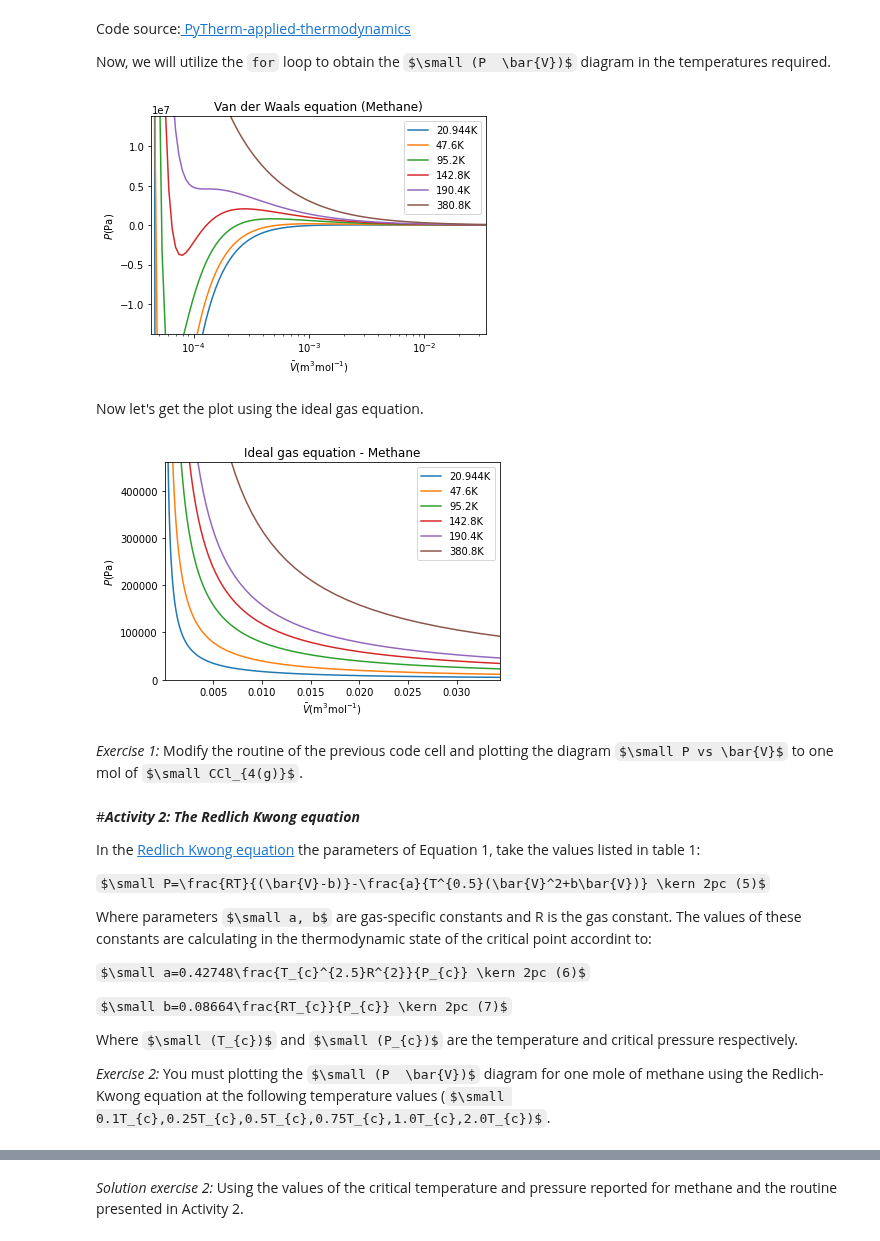
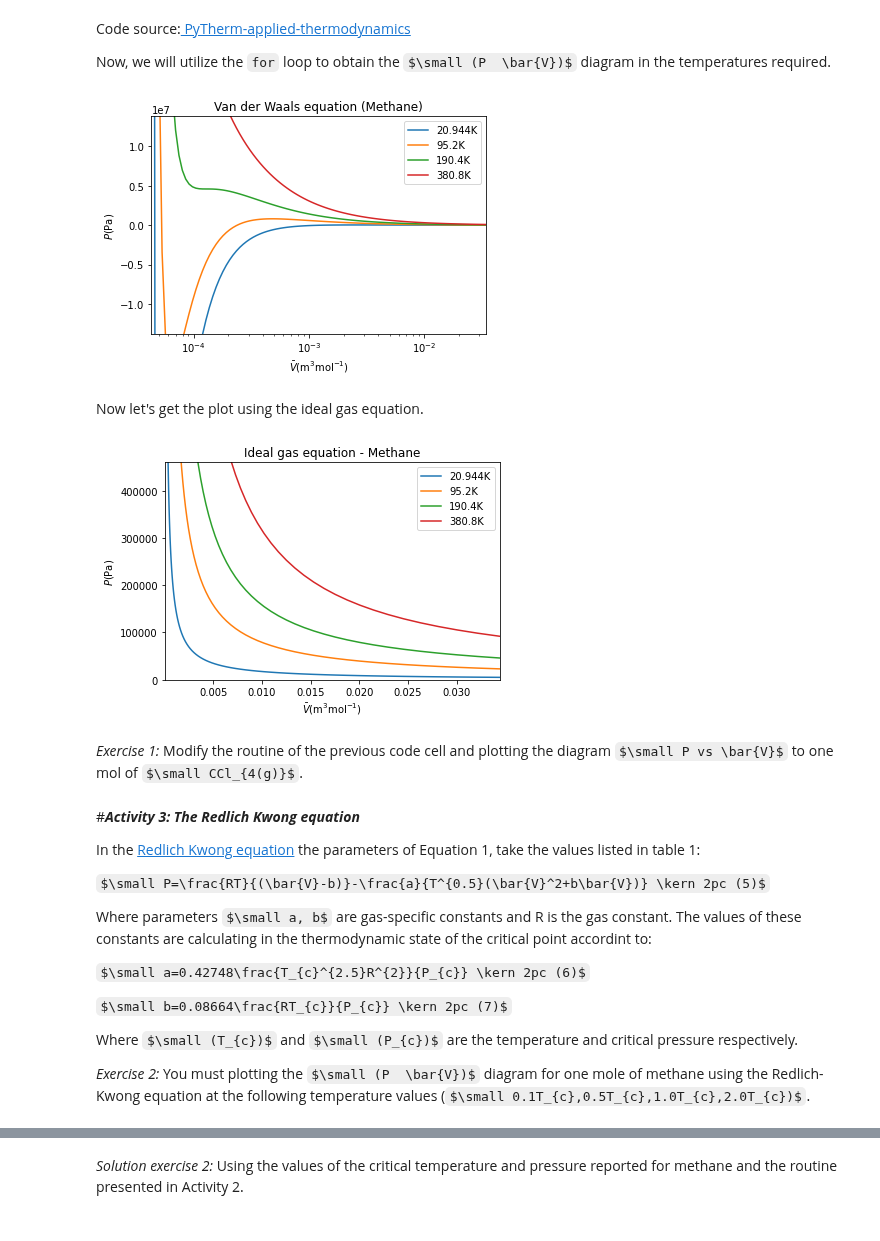
Before and after one commit to wavallejol/ColabChem, a Jupyter notebook: Session4_English.ipynb, the cells around one changed output, grey strips where cells are left out. Drawn from its saved outputs; the diff is of its cells as text; code cells hidden in the pictures; some formulas as TeX source.

```diff
--- a/Session4_English.ipynb
+++ b/Session4_English.ipynb
@@ -59,7 +78,7 @@ Code source:<a href="https://nbviewer.jupyter.org/github/iurisegtovich/PyTherm-a
 Now, we will utilize the `for` loop to obtain the $\small (P  \bar{V})$ diagram in the temperatures required.
 # %%
 fig = plt.figure(1)
-for T in np.array([0.11,0.25,0.5,0.75,1,2])*Tc:                 # we create an array for Temperatures
+for T in np.array([0.11,0.5,1,2])*Tc:                 # we create an array for Temperatures
     Vm=np.logspace(np.log10(b*1.01),2+np.log10(R*Tc/Pc),100)    # we use a logarithmic scale
     plt.semilogx(Vm,Pvw(T,Vm), label=str(T)+"K")
     plt.title("Van der Waals equation (Methane)")
@@ -70,32 +89,32 @@ for T in np.array([0.11,0.25,0.5,0.75,1,2])*Tc:                 # we create an a
 plt.legend()
 plt.show()
 # %% [output]
-[figure, old version]
+[figure, new version]
 # %% [markdown]
 Now let's get the plot using the ideal gas equation.
 # %%
 import numpy as np
 import matplotlib.pyplot as plt
 
 def P(T,Vm):               # ideal gas equation
     P=8.314*T/Vm
     return P
 fig = plt.figure(1)
 
-for T in np.array([0.11,0.25,0.5,0.75,1,2])*Tc:
+for T in np.array([0.11,0.5,1,2])*Tc:
     Vm=np.logspace(np.log10(b*1.01),2+np.log10(R*Tc/Pc),100)
     plt.plot(Vm, P(T,Vm), label=str(T)+"K")
     plt.title("Ideal gas equation - Methane")
     plt.ylabel(r"$ {P (\mathrm{Pa})} $")
     plt.xlabel(r"$ \bar{V}(\mathrm{m^{3}mol^{-1}}) $")
     plt.ylim(0,Pc/10)
     plt.xlim(b,(100*R*Tc/Pc))
 plt.legend()
 plt.show()
 # %% [output]
-[figure, old version]
+[figure, new version]
 # %% [markdown]
 *Exercise 1:* Modify the routine of the previous code cell and plotting the diagram $\small P vs \bar{V}$ to one mol of $\small CCl_{4(g)}$.
 # %% [markdown]
-#***Activity 2: The Redlich Kwong equation***
+#***Activity 3: The Redlich Kwong equation***
 
@@ -111,6 +130,6 @@ $\small b=0.08664\frac{RT_{c}}{P_{c}} \kern 2pc (7)$
 
 Where $\small (T_{c})$ and $\small (P_{c})$ are the temperature and critical pressure respectively.
 
-*Exercise 2:* You must plotting the  $\small (P  \bar{V})$ diagram  for one mole of methane using the Redlich-Kwong equation at the following temperature values   ($\small 0.1T_{c},0.25T_{c},0.5T_{c},0.75T_{c},1.0T_{c},2.0T_{c})$.
+*Exercise 2:* You must plotting the  $\small (P  \bar{V})$ diagram  for one mole of methane using the Redlich-Kwong equation at the following temperature values   ($\small 0.1T_{c},0.5T_{c},1.0T_{c},2.0T_{c})$.
 # %% [markdown]
 ---
```
Also changed, not shown: parts of 11 cells of this notebook.
